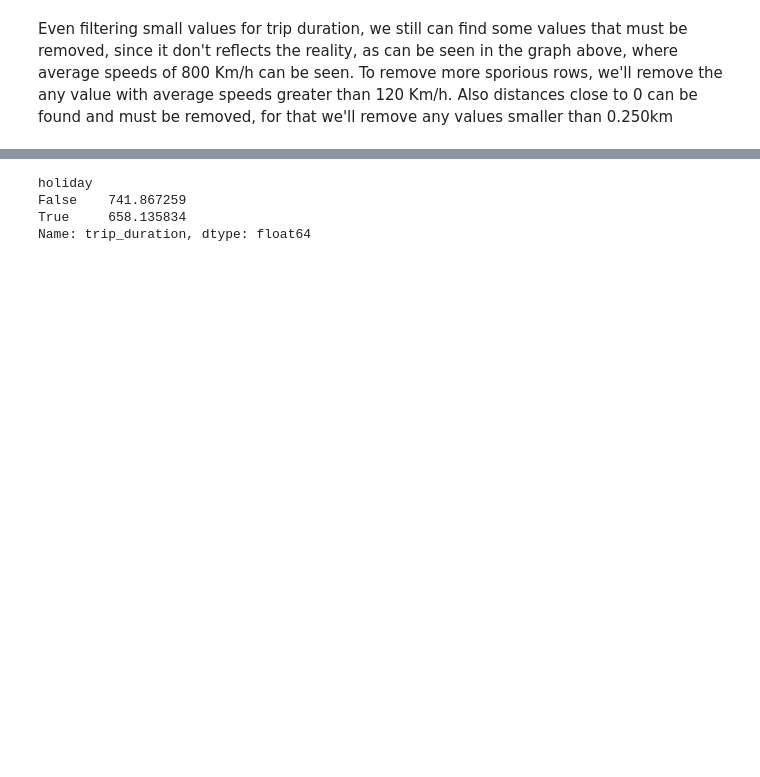
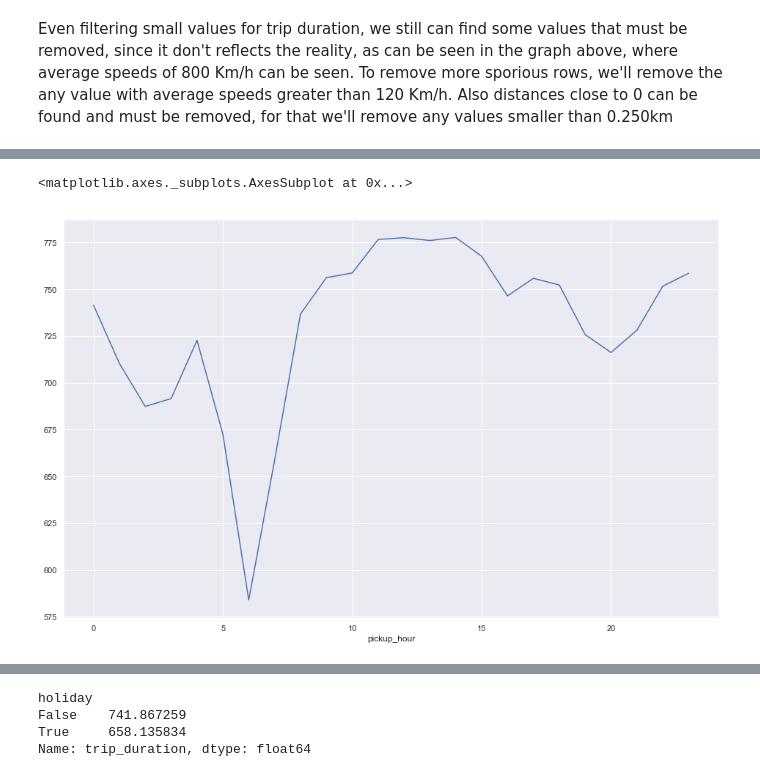
Before and after one commit to falkets/udacity_capstone_project, a Jupyter notebook: report.ipynb, the cells around one changed output, grey strips where cells are left out. Saved outputs shown, nothing was run; the diff lists cells and outputs as text; code cells hidden in the pictures; blank space fills up the shorter version.

```diff
--- a/report.ipynb
+++ b/report.ipynb
@@ -214,0 +223,6 @@ df_train['holiday'] = df_train['pickup_date'].isin(holidays)
+# %%
+avg_trip_duration_per_pickup_hour = df_train.groupby('pickup_hour')['trip_duration'].mean()
+avg_trip_duration_per_pickup_hour.plot()
+# %% [output]
+<matplotlib.axes._subplots.AxesSubplot at 0x...>
+[figure, added]
```
Also changed, not shown: parts of 19 cells of this notebook.
